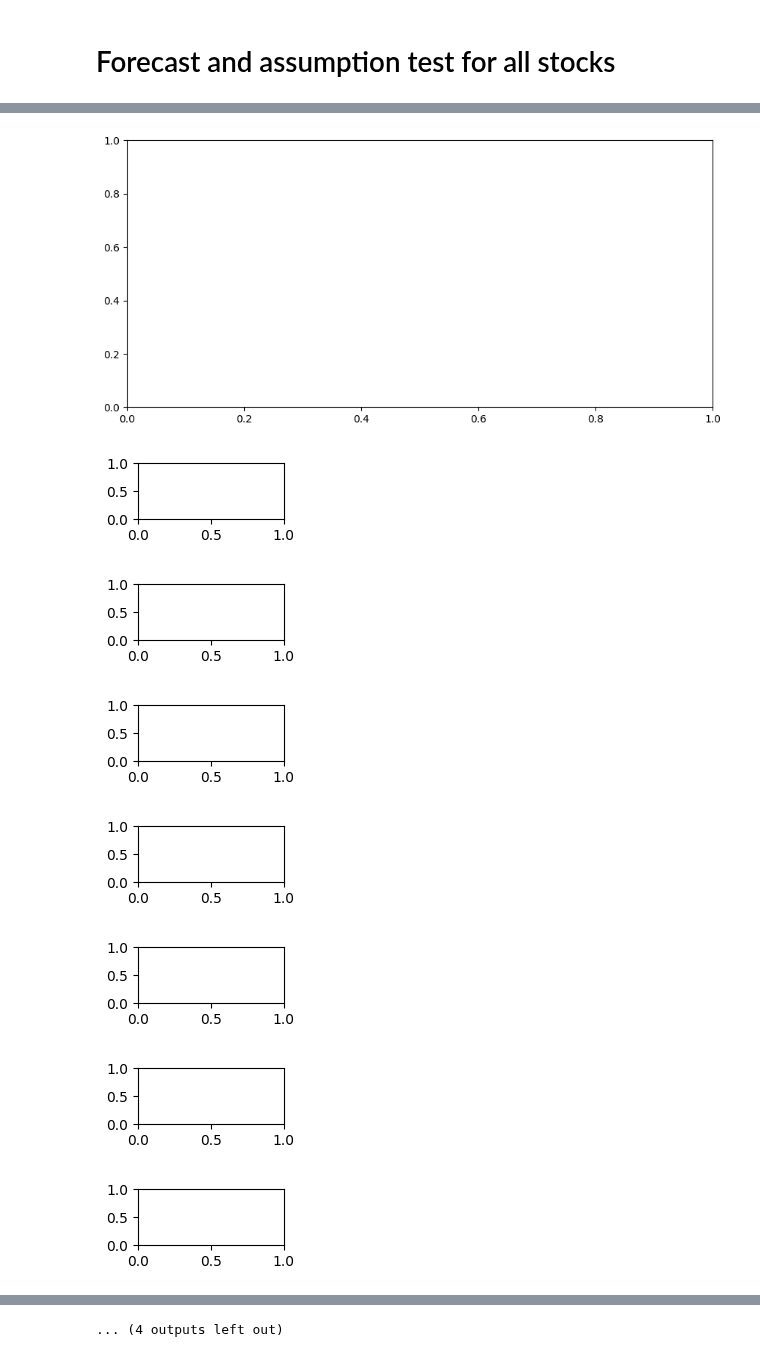
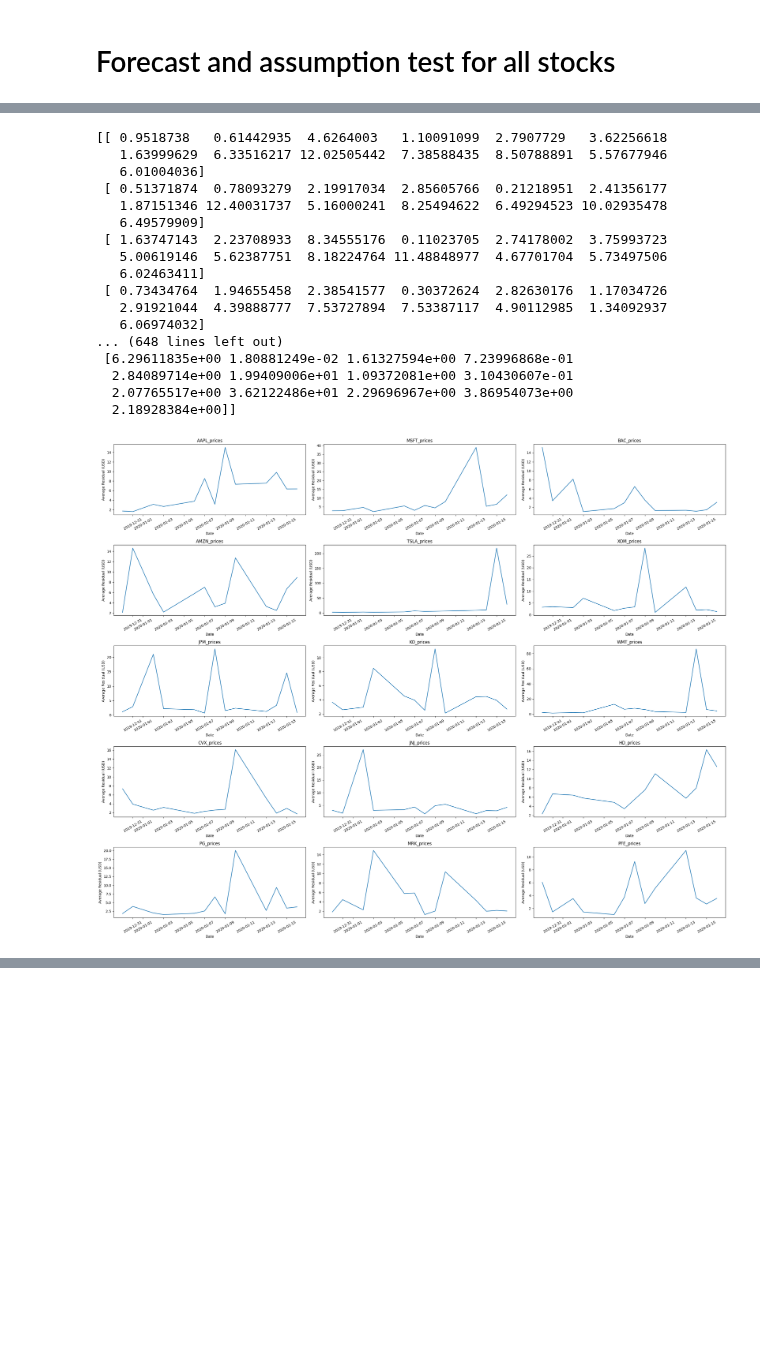
Before and after one commit to DerkNiessink/Project_SDA, a Jupyter notebook: src/Combined Stock Sentiment.ipynb, the cells around one changed output, grey strips where cells are left out. Cells and saved outputs as stored; diff of their text form; code cells hidden in the pictures; blank space fills up the shorter version.

```diff
--- a/src/Combined Stock Sentiment.ipynb
+++ b/src/Combined Stock Sentiment.ipynb
@@ -350,6 +350,7 @@ def plot_mean_forecasts(forecasted_prices, real_prices):
     plt.ylabel("Stock price (USD)")
     plt.xlabel("Date")
     plt.show()
+    return df["mean"]
 # %%
 plot_mean_forecasts(forecasted_prices, real_prices)
 # %% [output]
@@ -494,6 +511,6 @@ for merged_df in merged_dfs:
     all_forecasts.append(forecasted_prices)
     all_real_prices.append(real_prices)
 
-    plot_mean_forecasts(forecasted_prices, real_prices)
+    mean_forecast = plot_mean_forecasts(forecasted_prices, real_prices)
 # %% [output]
 [figure]
@@ -512,6 +534,6 @@ for merged_df in merged_dfs:
 # %%
 def RMSE(forecasted_prices, real_prices)-> tuple[list, list]:
-    """Return the Root-mean-squared and the squared residuals over time of the forecasted prices
+    """Return the Root-mean-squared and the residuals over time of the forecasted prices
     relative to the real prices"""
 
     forecasted_prices = forecasted_prices.values
@@ -547,32 +567,43 @@ print(stock_names)
 # %%
 resids_stocks = []
 i = 1
 fig = plt.figure(figsize=(25,20))
 for stock_forecast, real_prices in zip(all_forecasts, all_real_prices):
-    # Compute the square residuals for each window and put it in a 2D array
+
+    # Compute the residuals for each window and put it in a 2D array
     resids_windows = np.array([RMSE(stock_forecast[i], real_prices["Close"])[1] for i in range(len(stock_forecast))])
 
-    # Compute average of square residuals over all windows
+    # Compute average the residuals over all windows
     mean_resids_stock = np.average(resids_windows, axis=0)
 
     dates = stock_forecast[0].index[0 :-1] # Last date no data for the forecast.
 
     plt.subplot(5, 3, i)
     plt.plot(dates, mean_resids_stock)
     plt.xticks(rotation=30)
     plt.title(f"{stock_names[i-1]}")
     plt.xlabel("Date")
-    plt.ylabel("Average Residual")
+    plt.ylabel("Average Residual (USD)")
     i += 1
 
 fig.tight_layout()
 plt.show()
 # %% [output]
+[[ 0.9518738   0.61442935  4.6264003   1.10091099  2.7907729   3.62256618
+   1.63999629  6.33516217 12.02505442  7.38588435  8.50788891  5.57677946
+   6.01004036]
+ [ 0.51371874  0.78093279  2.19917034  2.85605766  0.21218951  2.41356177
+   1.87151346 12.40031737  5.16000241  8.25494622  6.49294523 10.02935478
+   6.49579909]
+ [ 1.63747143  2.23708933  8.34555176  0.11023705  2.74178002  3.75993723
+   5.00619146  5.62387751  8.18224764 11.48848977  4.67701704  5.73497506
+   6.02463411]
+ [ 0.73434764  1.94655458  2.38541577  0.30372624  2.82630176  1.17034726
+   2.91921044  4.39888777  7.53727894  7.53387117  4.90112985  1.34092937
+   6.06974032]
+... (648 lines left out)
+ [6.29611835e+00 1.80881249e-02 1.61327594e+00 7.23996868e-01
+  2.84089714e+00 1.99409006e+01 1.09372081e+00 3.10430607e-01
+  2.07765517e+00 3.62122486e+01 2.29696967e+00 3.86954073e+00
+  2.18928384e+00]]
-[figure, old version]
+[figure, new version]
-[figure, removed]
-[figure, removed]
-[figure, removed]
-[figure, removed]
-[figure, removed]
-[figure, removed]
-[figure, removed]
@@ -583 +609,0 @@ plt.show()
-... (4 outputs left out)
```
Also changed, not shown: parts of 11 cells of this notebook.
